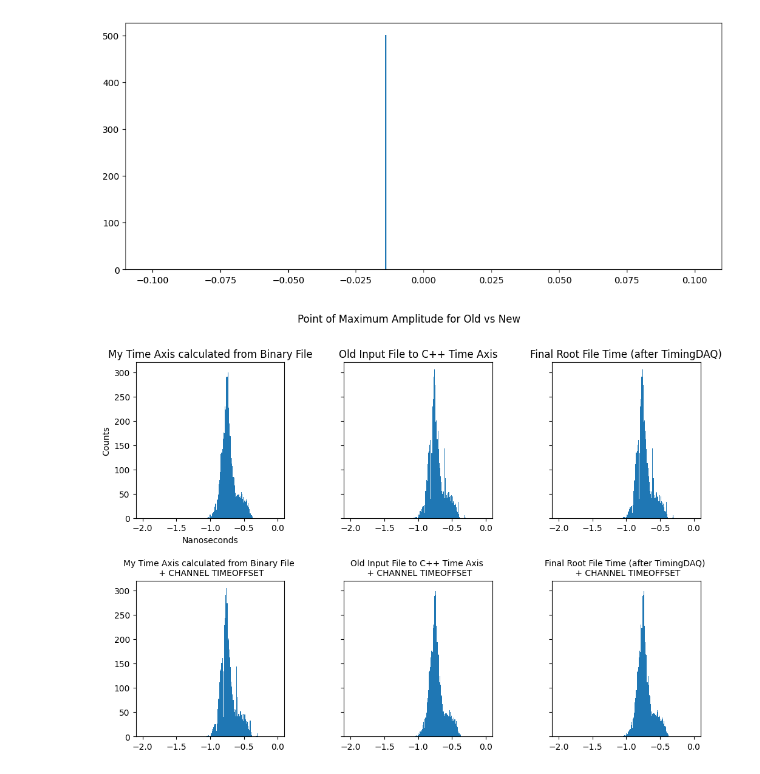
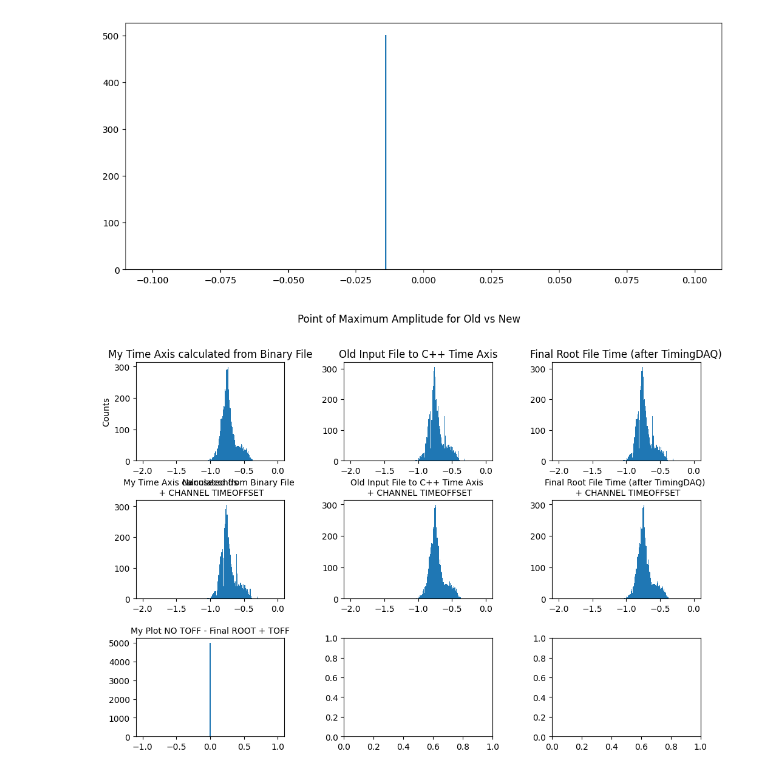
Before and after one commit to leonardolanteri/ETL_TestingDAQ, a Jupyter notebook: notebooks/mcp_manual_fitter_2.ipynb, the cells around one changed output. Drawn from its saved outputs; the diff is of its cells as text; code cells hidden in the pictures.

```diff
--- a/notebooks/mcp_manual_fitter_2.ipynb
+++ b/notebooks/mcp_manual_fitter_2.ipynb
@@ -349,7 +349,7 @@ old_max_amp_idxs = np.argmin(old_volts, axis=-1)
 event_idx = range(len(old_max_amp_idxs))
 old_max_times = old_nano_times[event_idx, old_max_amp_idxs]
 
-fig, axs = plt.subplots(2, 3, figsize=(12, 8), sharey=True)
+fig, axs = plt.subplots(3, 3, figsize=(12, 8), sharey=False)
 fig.suptitle("Point of Maximum Amplitude for Old vs New")
 
 bins = np.linspace(-2, 0, 200)
@@ -366,31 +366,39 @@ axs[1,0].hist(np.clip(mine_max_times_offseted.flatten(), bins[0], bins[-1]),
 axs[1,0].set_title("My Time Axis calculated from Binary File \n + CHANNEL TIMEOFFSET", fontsize=10)
 
 # Plot the second histogram on the second axis
 axs[0,1].hist(np.clip(conv_max_times.flatten(), bins[0], bins[-1]),
             bins=bins)
 axs[0,1].set_title("Old Input File to C++ Time Axis")
 
 # Plot the second histogram on the second axis
 conv_max_times_offseted = conv_max_times+conv_old_toffset.to_numpy()
 axs[1,1].hist(np.clip(conv_max_times_offseted.flatten(), bins[0], bins[-1]),
             bins=bins)
 axs[1,1].set_title("Old Input File to C++ Time Axis \n + CHANNEL TIMEOFFSET", fontsize=10)
 
 # Plot the second histogram on the second axis
 axs[0,2].hist(np.clip(old_max_times.flatten(), bins[0], bins[-1]),
             bins=bins)
 axs[0,2].set_title("Final Root File Time (after TimingDAQ)")
 
 # Plot the second histogram on the second axis
 old_max_times_offseted = old_max_times + old_timeoffset.to_numpy()
 axs[1,2].hist(np.clip(old_max_times_offseted.flatten(), bins[0], bins[-1]),
             bins=bins,
             )
 axs[1,2].set_title("Final Root File Time (after TimingDAQ) \n + CHANNEL TIMEOFFSET", fontsize=10)
 
 axs[0,0].set_xlabel("Nanoseconds")
 axs[0,0].set_ylabel("Counts")
 
+
+diff_bins = np.linspace(-1, 1, 200)
+axs[2,0].hist(np.clip(mine_max_times.flatten() - old_max_times_offseted.flatten(), diff_bins[0], diff_bins[-1]),
+            bins=diff_bins,
+            )
+axs[2,0].set_yticks(np.arange(0, 6000, 1000))
+axs[2,0].set_title("My Plot NO TOFF - Final ROOT + TOFF", fontsize=10)
+
 plt.subplots_adjust(wspace=0.4, hspace=0.4)
 # %% [output]
-[figure, old version]
+[figure, new version]
```
